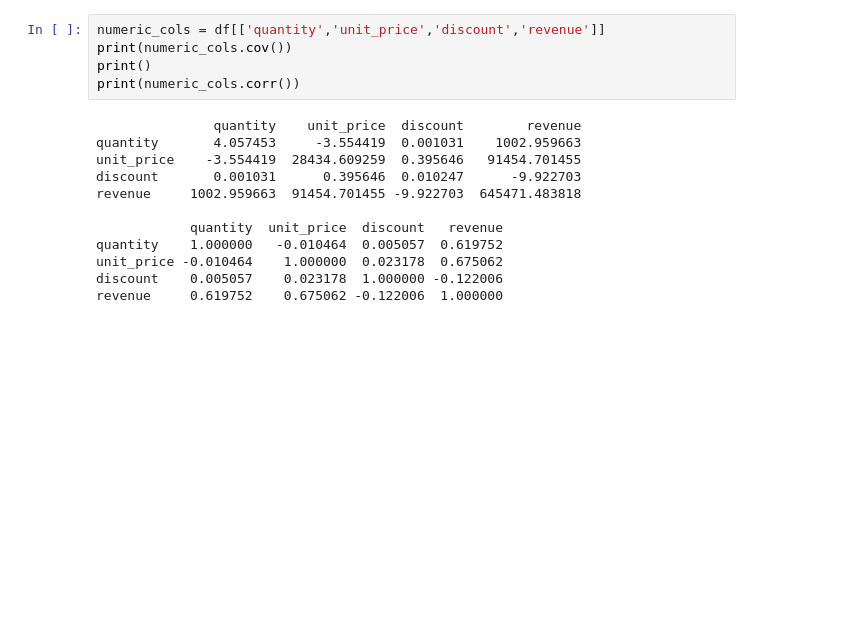
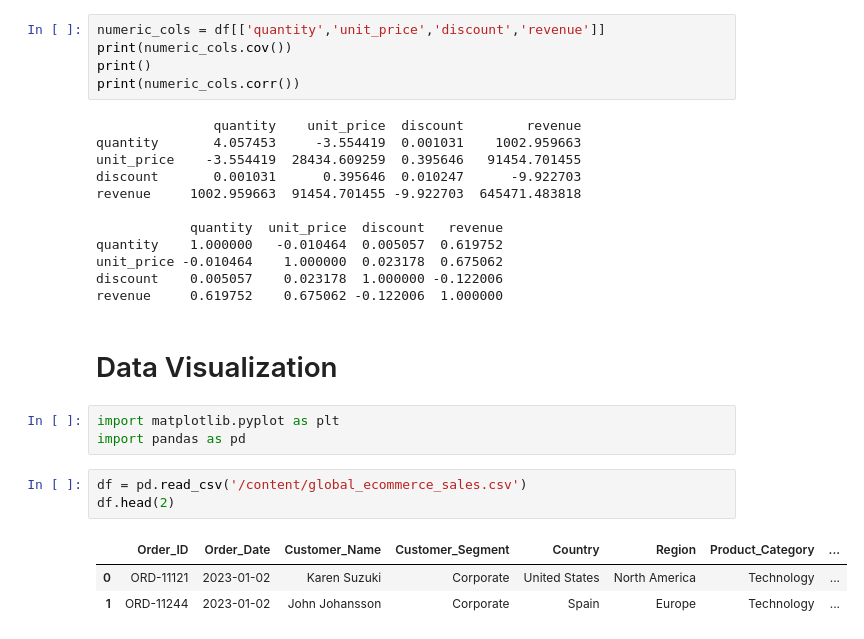
Before and after one commit to Muhammad-Awaix/-ML-Pyhton-Projects, a Jupyter notebook: Bscics_02.ipynb, the cells around one changed output. Drawn from its saved outputs; the diff is of its cells as text; blank space fills up the shorter version.

```diff
--- a/Bscics_02.ipynb
+++ b/Bscics_02.ipynb
@@ -330,3 +332,15 @@ quantity    1.000000   -0.010464  0.005057  0.619752
 unit_price -0.010464    1.000000  0.023178  0.675062
 discount    0.005057    0.023178  1.000000 -0.122006
 revenue     0.619752    0.675062 -0.122006  1.000000
+# %% [markdown]
+# Data Visualization
+# %%
+import matplotlib.pyplot as plt
+import pandas as pd
+# %%
+df = pd.read_csv('/content/global_ecommerce_sales.csv')
+df.head(2)
+# %% [output]
+|  | Order_ID | Order_Date | Customer_Name | Customer_Segment | Country | Region | Product_Category | ... |
+| 0 | ORD-11121 | 2023-01-02 | Karen Suzuki | Corporate | United States | North America | Technology | ... |
+| 1 | ORD-11244 | 2023-01-02 | John Johansson | Corporate | Spain | Europe | Technology | ... |
```
Also changed, not shown: parts of 5 cells of this notebook.
